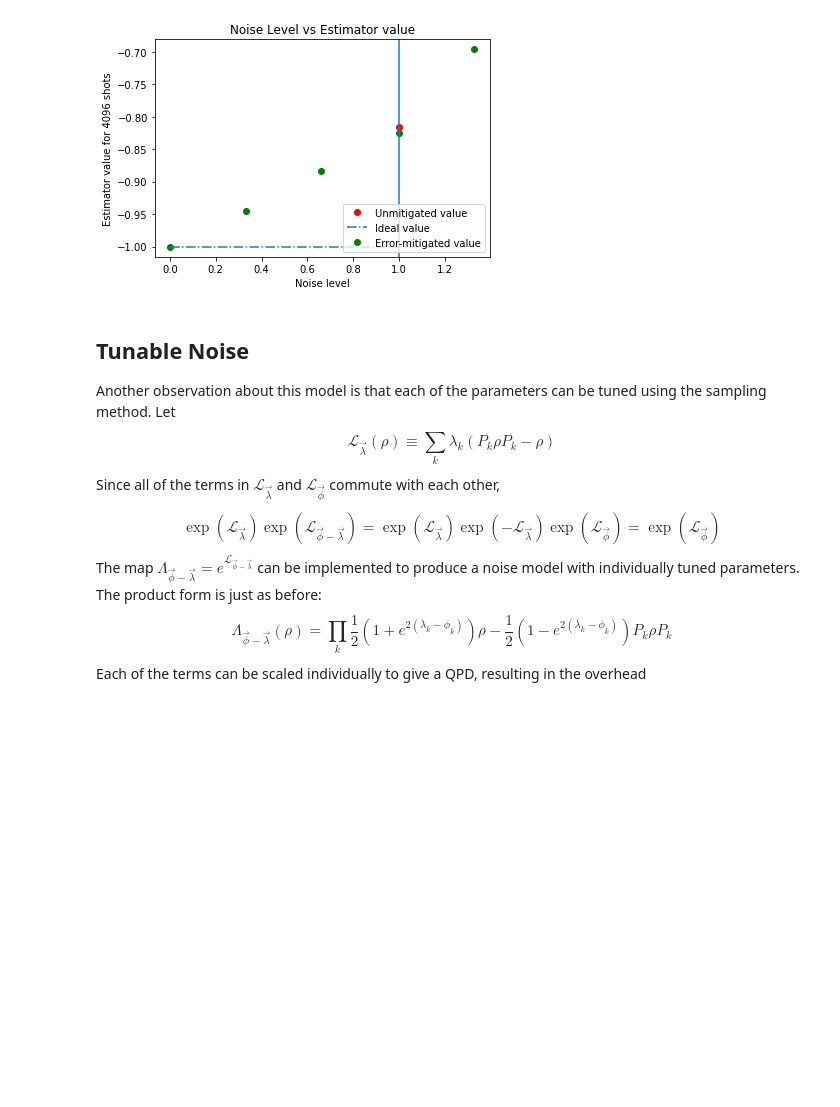
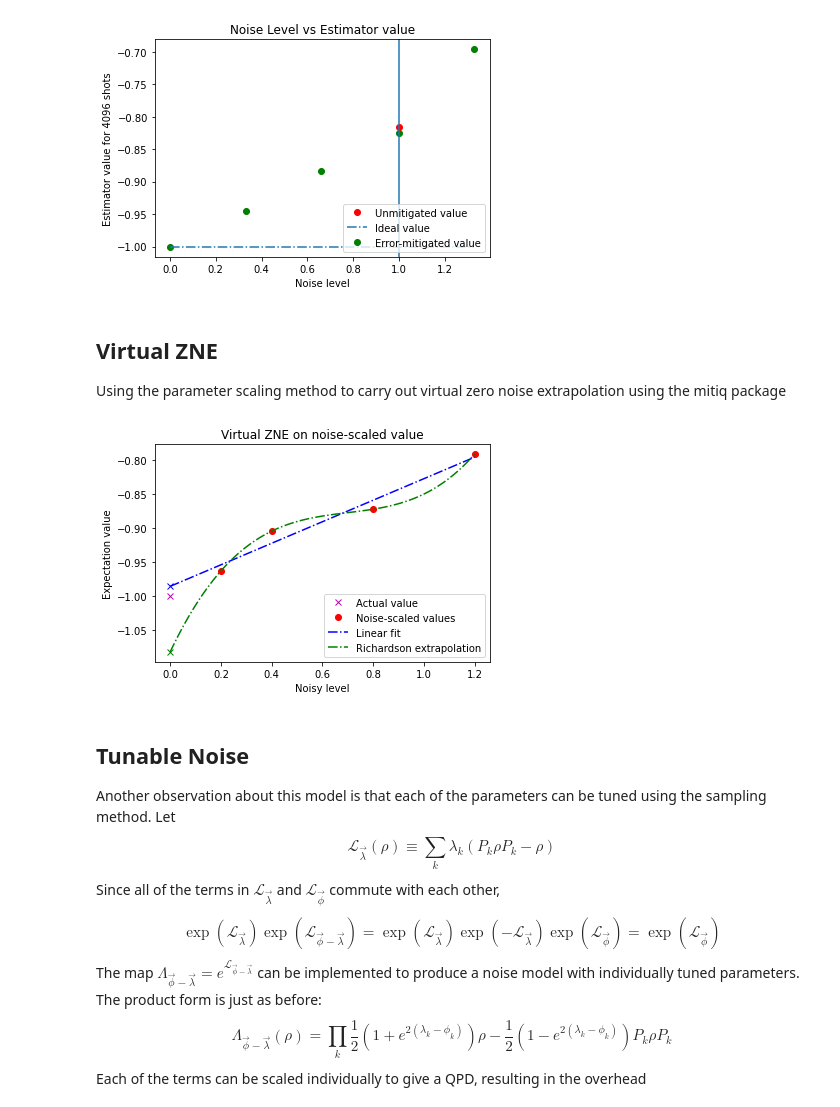
Before and after one commit to benmcdonough20/NEPEC_on_Hardware, a Jupyter notebook: one_qubit_PER/OneQubitParameterScaling.ipynb, the cells around one changed output. Cells and saved outputs as stored; diff of their text form; code cells hidden in the pictures; blank space fills up the shorter version.

```diff
--- a/one_qubit_PER/OneQubitParameterScaling.ipynb
+++ b/one_qubit_PER/OneQubitParameterScaling.ipynb
@@ -89,7 +91,7 @@ def uniform_noise_scaling(lmbda, samples, gate_to_mitigate):
     phis = .5*(np.exp(np.multiply(-2.0*np.abs(1-lmbda), coeffs))+1) #new adjusted coefficients
 
     if(lmbda < 1):
-        gamma = overhead**(1-gamma) #new overhead
+        gamma = overhead**(1-lmbda) #new overhead
     else:
         gamma = 1
 
@@ -156,6 +158,41 @@ plt.legend([umv, iv, mvs], ['Unmitigated value','Ideal value','Error-mitigated v
 # %% [output]
 <matplotlib.legend.Legend at 0x...>
 [figure]
+# %% [markdown]
+## Virtual ZNE
+Using the parameter scaling method to carry out virtual zero noise extrapolation using the mitiq package
+# %%
+scale_factors = [.2, .4, .8, 1.2] #Scale factors used for the fit
+shot_list  = [1000]*len(scale_factors) #Shots on each fit, ideally used for weighting results
+
+mitigated_values = [uniform_noise_scaling(lmbda, numshots, Pauli('X')) for (lmbda, numshots) in zip(scale_factors, shot_list)] #compute noise-scaled expectations
+# %%
+#generalized polynomial function
+def polynomial(x, *params):
+    return np.sum([x**i*param for (i,param) in enumerate(params)])
+
+#exponential with polynomial parameter, inspired by the polyexp factory
+def polyexpo(x, *params):
+    return params[0]-np.exp(polynomial(x, *params[1:]))
+
+lin_fit = mitiq_polyfit(scale_factors, mitigated_values, 1) #perform a linear fit
+richardson_fit = mitiq_polyfit(scale_factors, mitigated_values, len(scale_factors)-1) #richardson extrapolation
+#polyexpo_fit = mitiq_curve_fit(lambda x,a,b : polyexpo(x,a,b), scale_factors, mitigated_values) did not produce usable results
+
+#plot results
+xrange = np.linspace(0, np.max(scale_factors), 100)
+mv, = plt.plot(scale_factors, mitigated_values, 'ro')
+lin, = plt.plot(xrange, [polynomial(x, *lin_fit[0][::-1]) for x in xrange], 'b-.')
+plt.plot(0, polynomial(0, *lin_fit[0][::-1]),'bx')
+poly, = plt.plot(xrange, [polynomial(x, *richardson_fit[0][::-1]) for x in xrange], 'g-.')
+plt.plot(0, polynomial(0, *richardson_fit[0][::-1]),'gx')
+av, = plt.plot(0,-1, 'mx')
+plt.legend([av, mv, lin, poly],["Actual value","Noise-scaled values", "Linear fit", "Richardson extrapolation"], loc = "lower right")
+plt.title("Virtual ZNE on noise-scaled value")
+plt.xlabel("Noisy level")
+plt.ylabel("Expectation value");
+# %% [output]
+[figure, added]
 # %% [markdown]
 ## Tunable Noise
 
```
Also changed, not shown: parts of 1 cell of this notebook, 1 other file.
